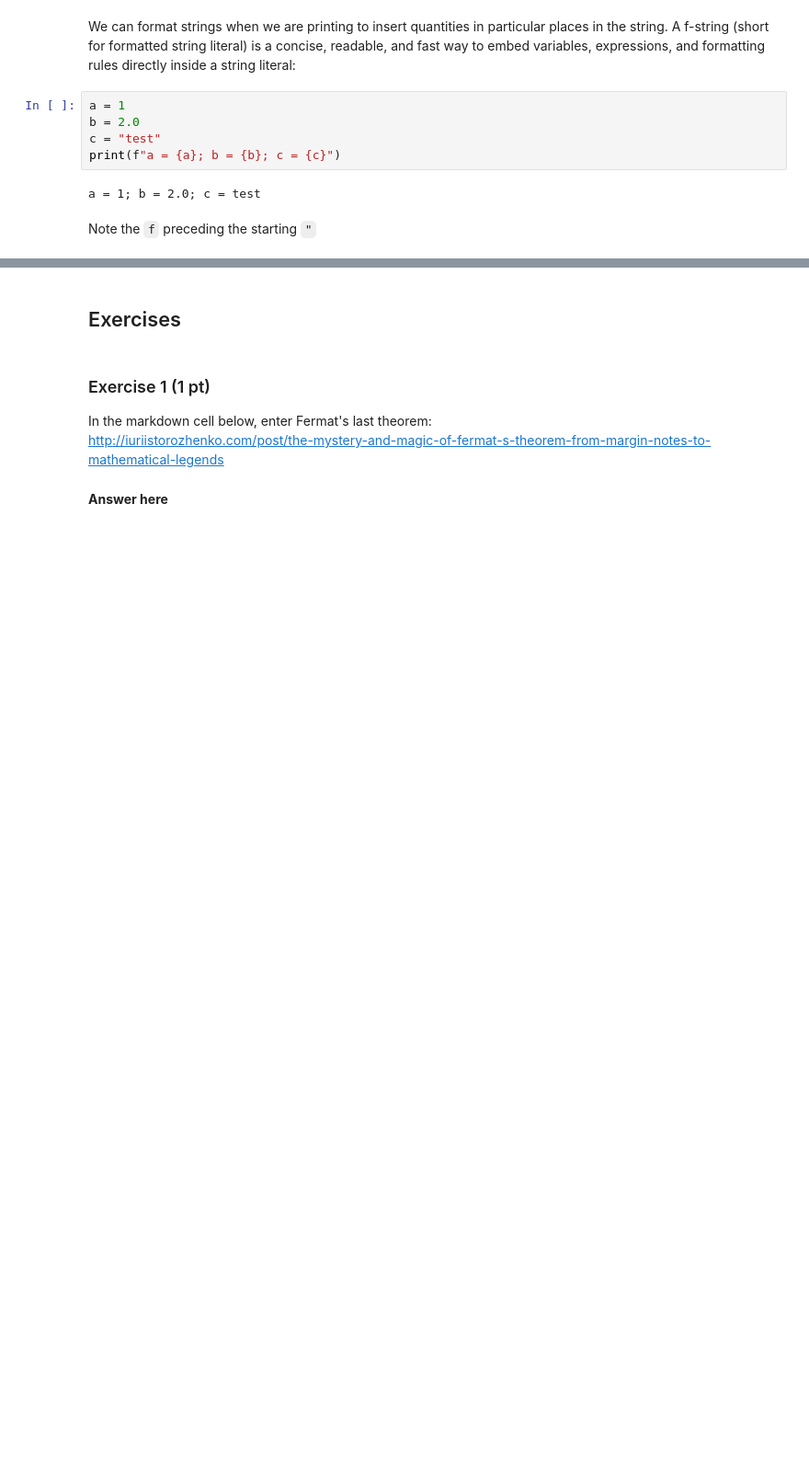
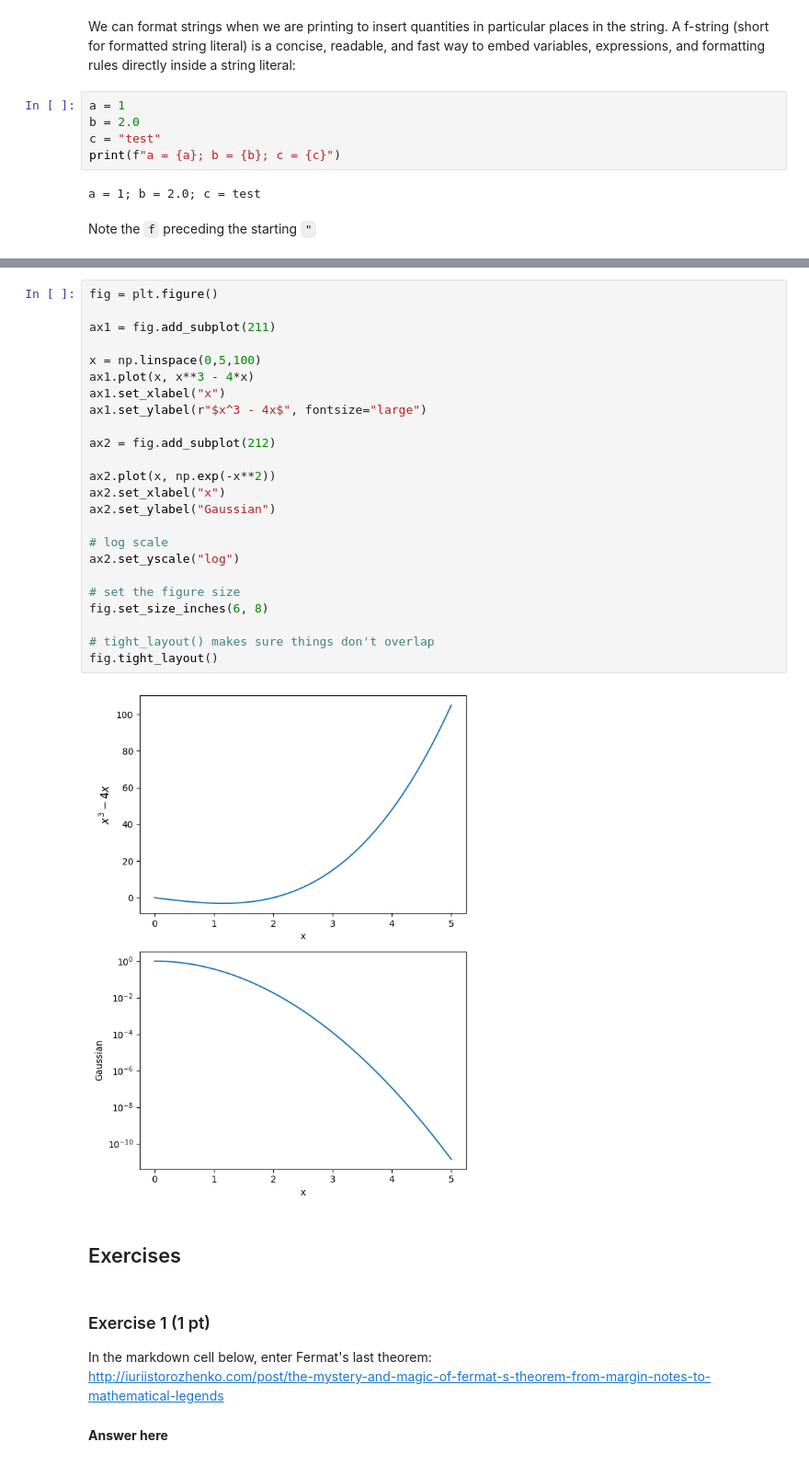
Before and after one commit to PsuAstro410/psuastro410.github.io, a Jupyter notebook: lectures/lec2.ipynb, the cells around one changed output, grey strips where cells are left out. Shown at 92% size. Saved outputs shown, nothing was run; the diff lists cells and outputs as text; blank space fills up the shorter version.

```diff
--- a/lectures/lec2.ipynb
+++ b/lectures/lec2.ipynb
@@ -252,3 +591,29 @@ Note the `f` preceding the starting `"`
+# %%
+fig = plt.figure()
+
+ax1 = fig.add_subplot(211)
+
+x = np.linspace(0,5,100)
+ax1.plot(x, x**3 - 4*x)
+ax1.set_xlabel("x")
+ax1.set_ylabel(r"$x^3 - 4x$", fontsize="large")
+
+ax2 = fig.add_subplot(212)
+
+ax2.plot(x, np.exp(-x**2))
+ax2.set_xlabel("x")
+ax2.set_ylabel("Gaussian")
+
+# log scale
+ax2.set_yscale("log")
+
+# set the figure size
+fig.set_size_inches(6, 8)
+
+# tight_layout() makes sure things don't overlap
+fig.tight_layout()
+# %% [output]
+[figure, added]
 # %% [markdown]
 ## Exercises
 # %% [markdown]
```
Also changed, not shown: parts of 60 cells of this notebook.
